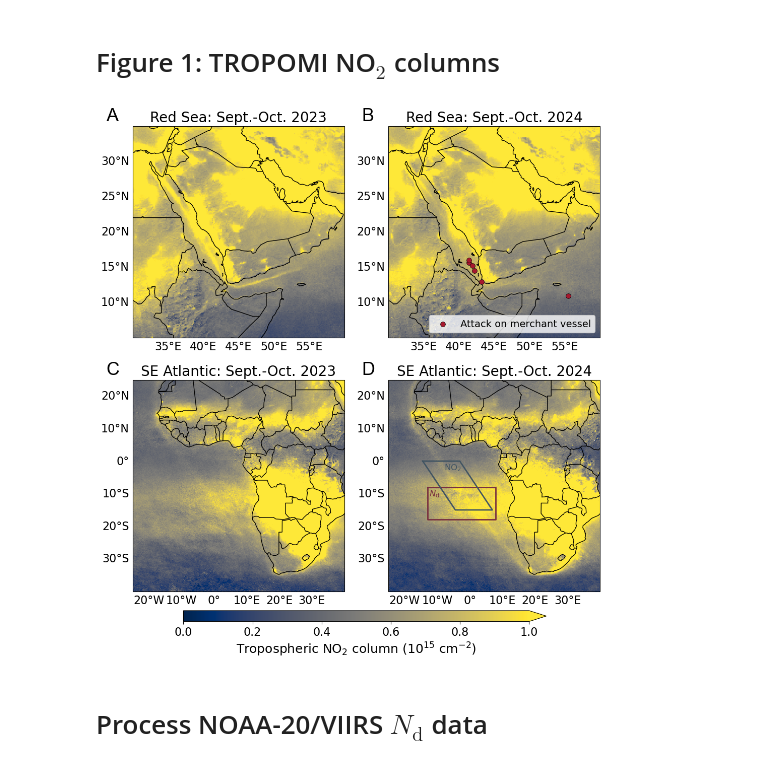
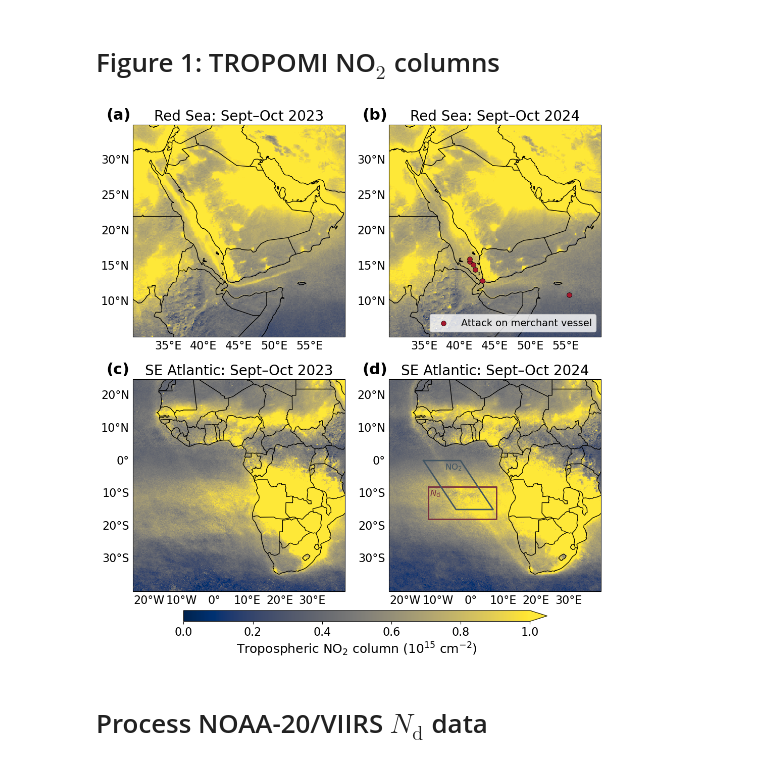
Before and after one commit to michael-s-diamond/ConflictClouds, a Jupyter notebook: Conflict_Cloud_Sensitivity.ipynb, the cells around one changed output. Saved outputs shown, nothing was run; the diff lists cells and outputs as text; code cells hidden in the pictures.

```diff
--- a/Conflict_Cloud_Sensitivity.ipynb
+++ b/Conflict_Cloud_Sensitivity.ipynb
@@ -184,9 +185,9 @@ gl.xformatter = LongitudeFormatter(degree_symbol='°')
 data = no2.sel(lat=slice(-45,45),lon=slice(-90,90)).groupby('time.year').mean()[-2]
 ax.pcolormesh(data.lon,data.lat,data,vmin=0,vmax=1,transform=ccrs.PlateCarree(),cmap='cividis')
 
-plt.title('SE Atlantic: Sept.-Oct. 2023',fontsize=fs)
+plt.title('SE Atlantic: Sept–Oct 2023',fontsize=fs)
 
-ax.text(-.125,1.025,s='C',transform = ax.transAxes,fontsize=fs+6,fontname='Arial')
+ax.text(-.125,1.025,s='(c)',transform = ax.transAxes,fontsize=fs+2,fontweight='bold')
 
 #2024
 
@@ -218,9 +219,9 @@ lonmin = (shipmask[-1]*no2.lon.sel(lon=slice(lon0,lon1-.125/2))).min()
 plt.plot([lonmin-5,lonmax-5,lonmax+5,lonmin+5,lonmin-5],[0,0,-15,-15,0],c='#425563',lw=2,transform=ccrs.PlateCarree())
 plt.text(lonmax-5+.5,0-.5,r'$\mathrm{NO}_2$',fontsize=fs-8,color='#425563',transform=ccrs.PlateCarree(),va='top',ha='right')
 
-plt.title('SE Atlantic: Sept.-Oct. 2024',fontsize=fs)
+plt.title('SE Atlantic: Sept–Oct 2024',fontsize=fs)
 
-ax.text(-.125,1.025,s='D',transform = ax.transAxes,fontsize=fs+6,fontname='Arial')
+ax.text(-.125,1.025,s='(d)',transform = ax.transAxes,fontsize=fs+2,fontweight='bold')
 
 
 #
@@ -246,9 +247,9 @@ gl.xformatter = LongitudeFormatter(degree_symbol='°')
 data = no2.sel(lat=slice(5,35),lon=slice(30,60)).groupby('time.year').mean()[-2]
 ax.pcolormesh(data.lon,data.lat,data,vmin=0,vmax=1,transform=ccrs.PlateCarree(),cmap='cividis')
 
-plt.title('Red Sea: Sept.-Oct. 2023',fontsize=fs)
+plt.title('Red Sea: Sept–Oct 2023',fontsize=fs)
 
-ax.text(-.125,1.025,s='A',transform = ax.transAxes,fontsize=fs+6,fontname='Arial')
+ax.text(-.125,1.025,s='(a)',transform = ax.transAxes,fontsize=fs+2,fontweight='bold')
 
 #2024
 
@@ -264,36 +265,36 @@ gl.right_labels = False
 gl.xlabel_style = {'size': fs-4}
 gl.ylabel_style = {'size': fs-4}
 gl.yformatter = LatitudeFormatter(degree_symbol='°')
 gl.xformatter = LongitudeFormatter(degree_symbol='°')
 
 data = no2.sel(lat=slice(5,35),lon=slice(30,60)).groupby('time.year').mean()[-1]
 ax.pcolormesh(data.lon,data.lat,data,vmin=0,vmax=1,transform=ccrs.PlateCarree(),cmap='cividis',zorder=0)
 
 sz = 50
 ax.scatter(41.45,15.6,marker='o',edgecolors='k',lw=.5,color='#A6192E',s=sz,transform=ccrs.PlateCarree(),zorder=11,label='Attack on merchant vessel') #09/02/2024: Blue Lagoon I/Amjad oil tankers
 ax.scatter(41.4,16,marker='o',edgecolors='k',lw=.5,color='#A6192E',s=sz,transform=ccrs.PlateCarree(),zorder=11) #10/01/2024: Minoan Courage container ship
 ax.scatter(41.9,15.2,marker='o',edgecolors='k',lw=.5,color='#A6192E',s=sz,transform=ccrs.PlateCarree(),zorder=11) #10/01/2024: Cordelia Moon crude oil ship
 ax.scatter(42.2,14.5,marker='o',edgecolors='k',lw=.5,color='#A6192E',s=sz,transform=ccrs.PlateCarree(),zorder=11) #10/09/2024: Olympic Spirit chemical/oil products tanker
 ax.scatter(55.5,10.9,marker='o',edgecolors='k',lw=.5,color='#A6192E',s=sz,transform=ccrs.PlateCarree()) #10/18/2024: Megalopolis container ship
 ax.scatter(43.2,12.9,marker='o',edgecolors='k',lw=.5,color='#A6192E',s=sz,transform=ccrs.PlateCarree(),zorder=11) #10/28/2024: Maersk Kowloon and SC Montreal container ships
 
 plt.legend(fontsize=fs-6,loc='lower right',framealpha=.8)
 
-plt.title('Red Sea: Sept.-Oct. 2024',fontsize=fs)
+plt.title('Red Sea: Sept–Oct 2024',fontsize=fs)
 
-ax.text(-.125,1.025,s='B',transform = ax.transAxes,fontsize=fs+6,fontname='Arial')
+ax.text(-.125,1.025,s='(b)',transform = ax.transAxes,fontsize=fs+2,fontweight='bold')
 
 # Add colorbar
 cb_ax = plt.axes([0.21, 0.06, 0.6, 0.018])  # [left, bottom, width, height]
 shading = ax.pcolormesh(data.lon[::10],data.lat[::10],np.nan*data[::10,::10],vmin=0,vmax=1,cmap='cividis',transform=ccrs.PlateCarree(),zorder=-1)
 cbar = plt.colorbar(shading, cax=cb_ax, orientation='horizontal',extend='max')
 cbar.set_label(r'Tropospheric $\mathrm{NO}_2$ column ($10^{15}$ $\mathrm{cm}^{-2}$)',fontsize=fs-2)
 cbar.ax.tick_params(labelsize=fs-4)
 
 plt.savefig(dir_figs+'Fig1.png',dpi=450,transparent=False)
 plt.show()
 # %% [output]
-[figure, old version]
+[figure, new version]
 # %% [markdown]
 Process NOAA-20/VIIRS $N_\mathrm{d}$ data
 ==
```
Also changed, not shown: parts of 19 cells of this notebook.
